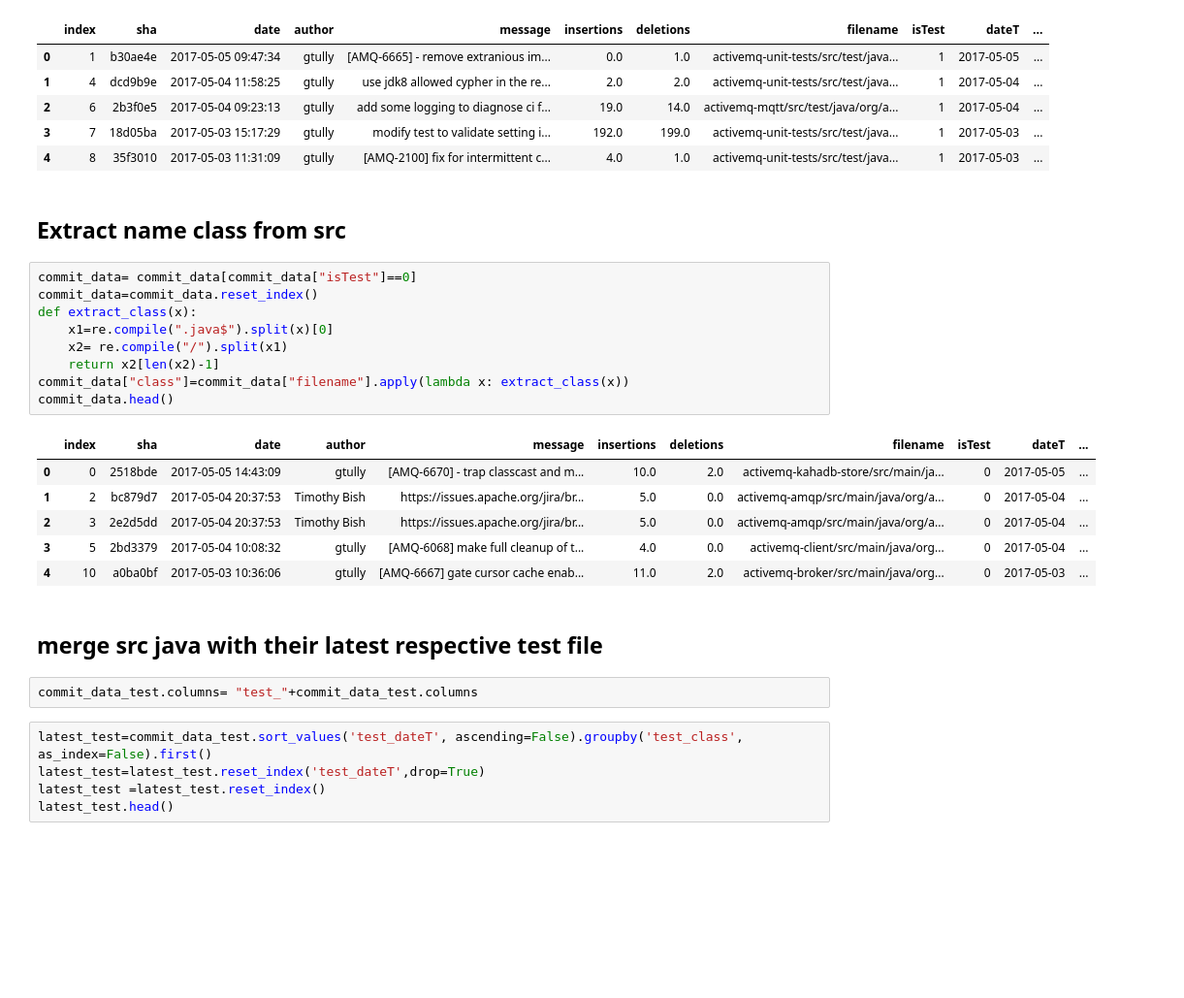
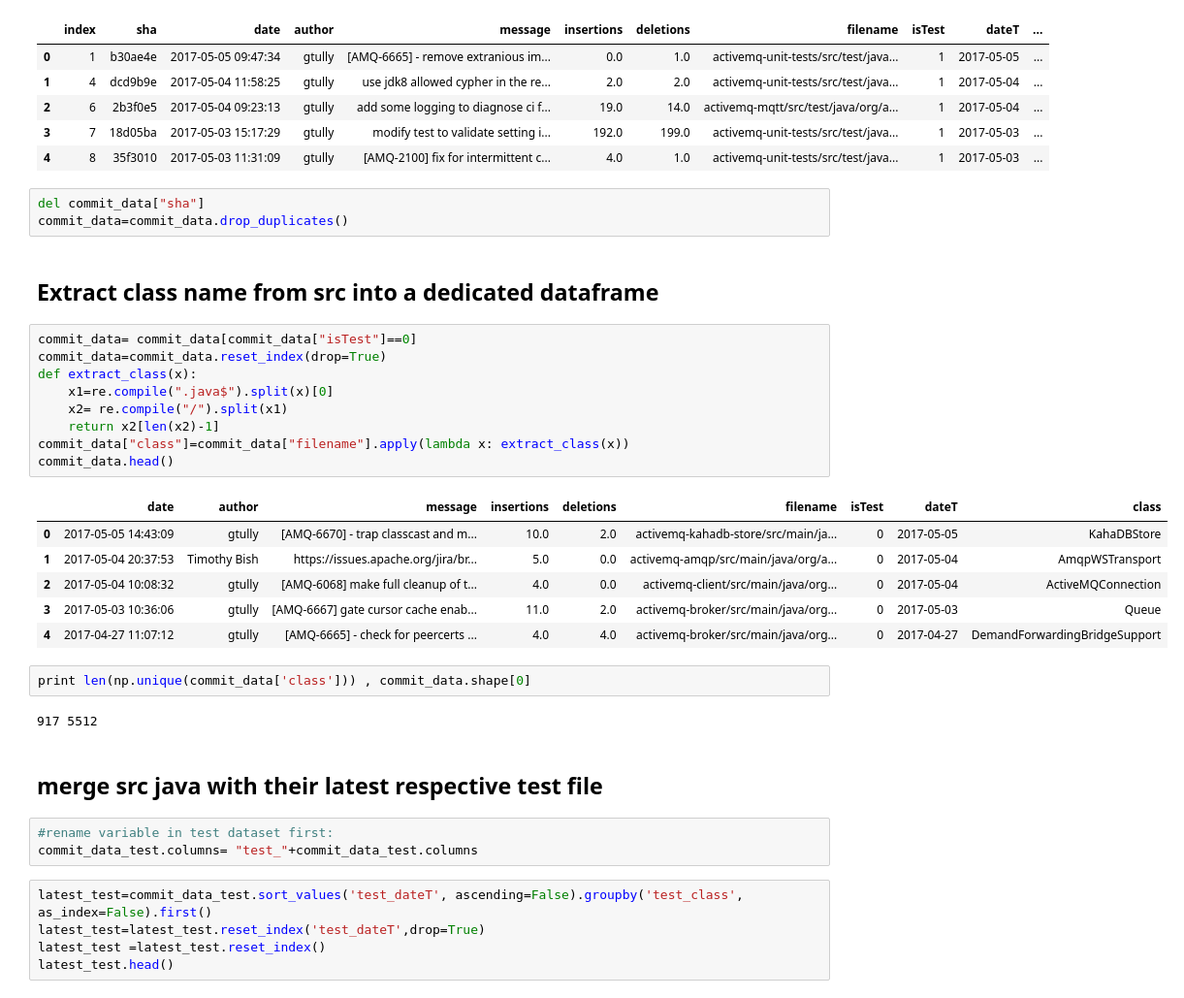
Before and after one commit to RanaivosonHerimanitra/codemining, a Jupyter notebook: AnalysisSummer2017.ipynb, the cells around one changed output. Shown at 97% size. Saved outputs shown, nothing was run; the diff lists cells and outputs as text; blank space fills up the shorter version.

```diff
--- a/AnalysisSummer2017.ipynb
+++ b/AnalysisSummer2017.ipynb
@@ -94,27 +94,35 @@ commit_data_test.head()
 | 2 | 6 | 2b3f0e5 | 2017-05-04 09:23:13 | gtully | add some logging to diagnose ci f... | 19.0 | 14.0 | activemq-mqtt/src/test/java/org/a... | 1 | 2017-05-04 | ... |
 | 3 | 7 | 18d05ba | 2017-05-03 15:17:29 | gtully | modify test to validate setting i... | 192.0 | 199.0 | activemq-unit-tests/src/test/java... | 1 | 2017-05-03 | ... |
 | 4 | 8 | 35f3010 | 2017-05-03 11:31:09 | gtully | [AMQ-2100] fix for intermittent c... | 4.0 | 1.0 | activemq-unit-tests/src/test/java... | 1 | 2017-05-03 | ... |
+# %%
+del commit_data["sha"]
+commit_data=commit_data.drop_duplicates()
 # %% [markdown]
-## Extract name class from src
+## Extract class name from src into a dedicated dataframe
 # %%
 commit_data= commit_data[commit_data["isTest"]==0]
-commit_data=commit_data.reset_index()
+commit_data=commit_data.reset_index(drop=True)
 def extract_class(x):
     x1=re.compile(".java$").split(x)[0]
     x2= re.compile("/").split(x1)
     return x2[len(x2)-1]
 commit_data["class"]=commit_data["filename"].apply(lambda x: extract_class(x))
 commit_data.head()
 # %% [output]
-|  | index | sha | date | author | message | insertions | deletions | filename | isTest | dateT | ... |
-| 0 | 0 | 2518bde | 2017-05-05 14:43:09 | gtully | [AMQ-6670] - trap classcast and m... | 10.0 | 2.0 | activemq-kahadb-store/src/main/ja... | 0 | 2017-05-05 | ... |
-| 1 | 2 | bc879d7 | 2017-05-04 20:37:53 | Timothy Bish | https://issues.apache.org/jira/br... | 5.0 | 0.0 | activemq-amqp/src/main/java/org/a... | 0 | 2017-05-04 | ... |
-| 2 | 3 | 2e2d5dd | 2017-05-04 20:37:53 | Timothy Bish | https://issues.apache.org/jira/br... | 5.0 | 0.0 | activemq-amqp/src/main/java/org/a... | 0 | 2017-05-04 | ... |
-| 3 | 5 | 2bd3379 | 2017-05-04 10:08:32 | gtully | [AMQ-6068] make full cleanup of t... | 4.0 | 0.0 | activemq-client/src/main/java/org... | 0 | 2017-05-04 | ... |
-| 4 | 10 | a0ba0bf | 2017-05-03 10:36:06 | gtully | [AMQ-6667] gate cursor cache enab... | 11.0 | 2.0 | activemq-broker/src/main/java/org... | 0 | 2017-05-03 | ... |
+|  | date | author | message | insertions | deletions | filename | isTest | dateT | class |
+| 0 | 2017-05-05 14:43:09 | gtully | [AMQ-6670] - trap classcast and m... | 10.0 | 2.0 | activemq-kahadb-store/src/main/ja... | 0 | 2017-05-05 | KahaDBStore |
+| 1 | 2017-05-04 20:37:53 | Timothy Bish | https://issues.apache.org/jira/br... | 5.0 | 0.0 | activemq-amqp/src/main/java/org/a... | 0 | 2017-05-04 | AmqpWSTransport |
+| 2 | 2017-05-04 10:08:32 | gtully | [AMQ-6068] make full cleanup of t... | 4.0 | 0.0 | activemq-client/src/main/java/org... | 0 | 2017-05-04 | ActiveMQConnection |
+| 3 | 2017-05-03 10:36:06 | gtully | [AMQ-6667] gate cursor cache enab... | 11.0 | 2.0 | activemq-broker/src/main/java/org... | 0 | 2017-05-03 | Queue |
+| 4 | 2017-04-27 11:07:12 | gtully | [AMQ-6665] - check for peercerts ... | 4.0 | 4.0 | activemq-broker/src/main/java/org... | 0 | 2017-04-27 | DemandForwardingBridgeSupport |
+# %%
+print len(np.unique(commit_data['class'])) , commit_data.shape[0]
+# %% [output]
+917 5512
 # %% [markdown]
 ## merge src java with their latest respective test file
 # %%
+#rename variable in test dataset first:
 commit_data_test.columns= "test_"+commit_data_test.columns
 # %%
 latest_test=commit_data_test.sort_values('test_dateT', ascending=False).groupby('test_class', as_index=False).first()
```
Also changed, not shown: parts of 12 cells of this notebook.
